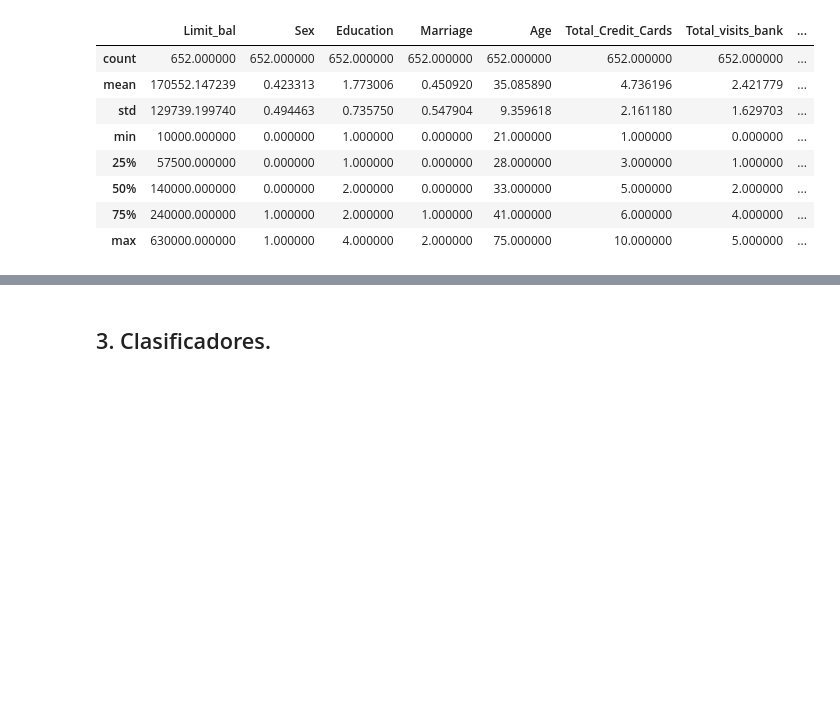
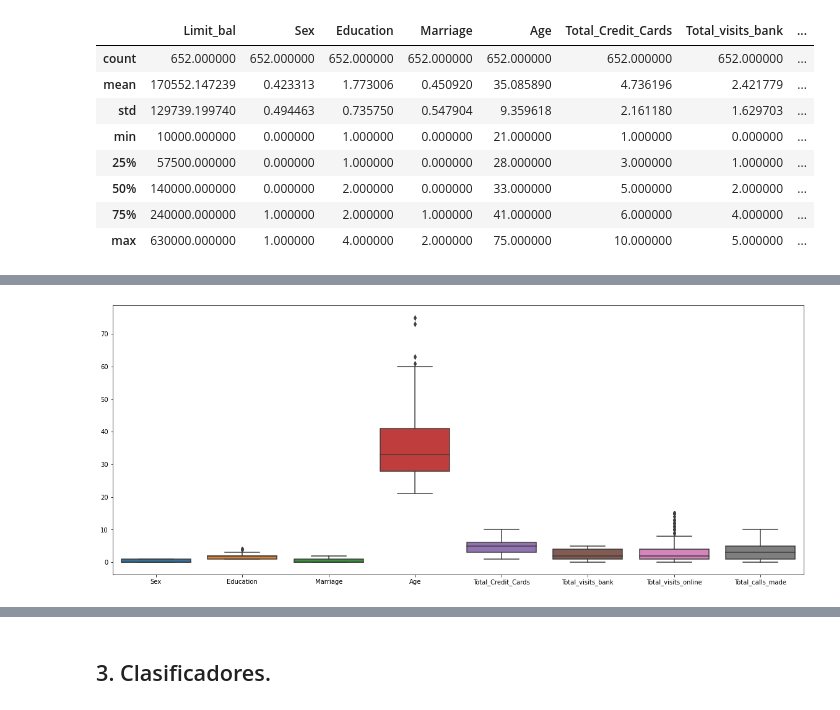
Before and after one commit to amvalero10/BI_lab2, a Jupyter notebook: lab2.ipynb, the cells around one changed output, grey strips where cells are left out. Saved outputs shown, nothing was run; the diff lists cells and outputs as text; code cells hidden in the pictures; blank space fills up the shorter version.

```diff
--- a/lab2.ipynb
+++ b/lab2.ipynb
@@ -541,0 +560,8 @@ df_clients_A.describe()
+# %%
+#Visualización de todas las variables menos Limit_bal, para ver mejor el contenido de las otras variables
+df_clients_A_sinbal = df_clients_A.copy() #se realiza una copia del dataFrame para no comprometer los datos
+del df_clients_A_sinbal['Limit_bal']
+fig2 = plt.figure(figsize=(20,8))
+ax2 = sns.boxplot( data = df_clients_A_sinbal, orient="v" )
+# %% [output]
+[figure, added]
```
Also changed, not shown: parts of 29 cells of this notebook.
